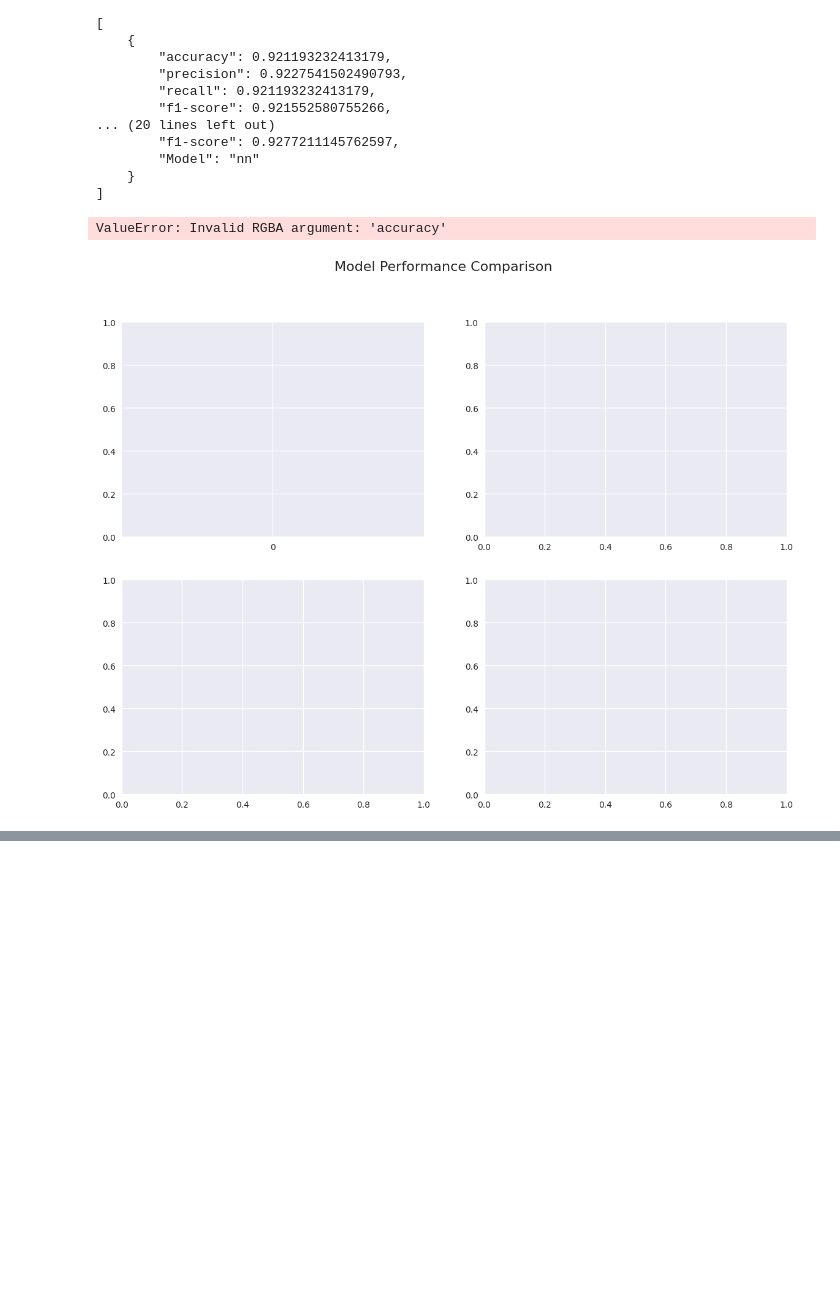
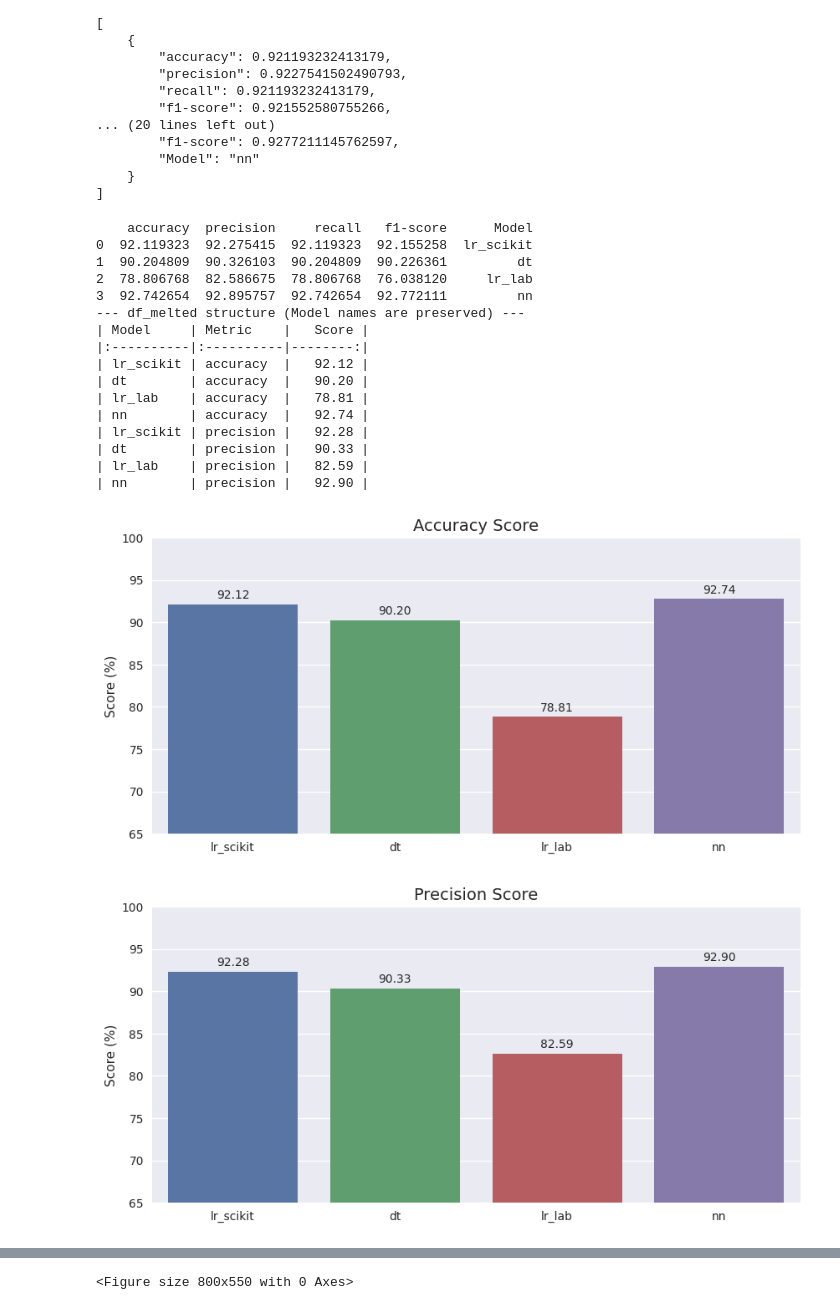
Before and after one commit to fadimardelli/dry-bean-classification, a Jupyter notebook: notebooks/06_eval_common.ipynb, the cells around one changed output, grey strips where cells are left out. Saved outputs shown, nothing was run; the diff lists cells and outputs as text; code cells hidden in the pictures; blank space fills up the shorter version.

Commit message:
Update of bar graph

```diff
--- a/notebooks/06_eval_common.ipynb
+++ b/notebooks/06_eval_common.ipynb
@@ -82,59 +82,74 @@ metrics = ["accuracy", "precision", "recall", "f1-score"]
 
 # Convert to DataFrame for easier plotting
 df = pd.DataFrame(reports_array) # Transpose so models are rows
-df[palette] *= 100
-df = df.T
-df = df.reset_index().rename(columns={"index": "Metric"})
+df[metrics] *= 100
+# df = df.T
+# df = df.reset_index().rename(columns={"index": "Metric"})
+
+print(df)
 
 # Melt the dataframe to make it suitable for seaborn barplots
-df_melted = df.melt(id_vars="Metric", var_name="Model", value_name="Score")
+df_melted = df.melt(id_vars="Model", var_name="Metric", value_name="Score")
 
-# df_melted["Score"] = df_melted["Score"] * 100
+print("--- df_melted structure (Model names are preserved) ---")
+print(df_melted.head(8).to_markdown(index=False, floatfmt=".2f"))
 
 # Define the color palette used for the four models:
 model_colors = {
     'lr_lab': '#1f77b4',    # Blue
     'lr_scikit': '#ff7f0e', # Orange
     'nn': '#2ca02c',        # Green
     'dt': '#d62728'         # Red
 }
 
-# 2. Plotting
-fig, axes = plt.subplots(2, 2, figsize=(14, 10))
-fig.suptitle('Model Performance Comparison', fontsize=16)
 
-
-for ax, metric in zip(axes.flatten(), metrics):
+for metric in metrics:
     # Filter data for the specific metric
     subset = df_melted[df_melted["Metric"] == metric]
 
+    plt.figure(figsize=(10, 4.6))
     # Create Bar Plot
-    sns.barplot(
+    ax = sns.barplot(
         data=subset,
         x='Model',
         y='Score',
-        ax=ax,
         hue='Model',
-        palette=metrics,
         dodge=False # Prevent clustering since we only have one value per model on the x-axis
     )
 
     # Formatting
-    ax.set_title(f'{metric.capitalize()} Score', fontsize=14)
-    ax.set_ylim(65, 100) # Score is usually 0-1
-    ax.set_xlabel("")
-    ax.set_ylabel("Score (%)")
+    plt.title(f'{metric.capitalize()} Score', fontsize=14)
+    plt.ylim(65, 100) # Score is usually 0-1
+    plt.xlabel("")
+    plt.ylabel("Score (%)")
 
     # Add text labels on bars
     for container in ax.containers:
-        ax.bar_label(container, fmt='%.2f', padding=3)
+        plt.bar_label(container, fmt='%.2f', padding=3)
 
-# # Add a single overall legend at the bottom
-# handles = [plt.Rectangle((0,0),1,1, fc=model_colors[model]) for model in model_colors]
-# fig.legend(handles, model_colors.keys(), title='Model Type', loc='lower center', ncol=4, bbox_to_anchor=(0.5, 0))
+    plt.show()
 
-plt.tight_layout(rect=[0, 0.03, 1, 0.95]) # Adjust layout to fit title
+# Add a single overall legend at the bottom
+handles = [plt.Rectangle((0,0),1,1, fc=model_colors[model]) for model in model_colors]
+
+plt.tight_layout(rect=[0, 0.03, 1, 0.98]) # Adjust layout to fit title
 plt.show()
 # %% [output]
-ValueError: Invalid RGBA argument: 'accuracy'
+    accuracy  precision     recall   f1-score      Model
+0  92.119323  92.275415  92.119323  92.155258  lr_scikit
+1  90.204809  90.326103  90.204809  90.226361         dt
+2  78.806768  82.586675  78.806768  76.038120     lr_lab
+3  92.742654  92.895757  92.742654  92.772111         nn
+--- df_melted structure (Model names are preserved) ---
+| Model     | Metric    |   Score |
+|:----------|:----------|--------:|
+| lr_scikit | accuracy  |   92.12 |
+| dt        | accuracy  |   90.20 |
+| lr_lab    | accuracy  |   78.81 |
+| nn        | accuracy  |   92.74 |
+| lr_scikit | precision |   92.28 |
+| dt        | precision |   90.33 |
+| lr_lab    | precision |   82.59 |
+| nn        | precision |   92.90 |
-[figure, old version]
+[figure, new version]
+[figure, added]
@@ -140,0 +158 @@ ValueError: Invalid RGBA argument: 'accuracy'
+<Figure size 800x550 with 0 Axes>
```
Also changed, not shown: parts of 1 cell of this notebook, 1 other file.
